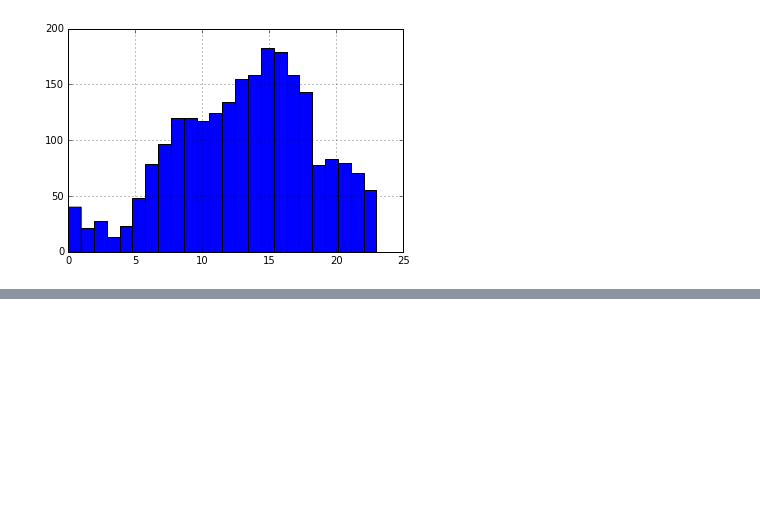
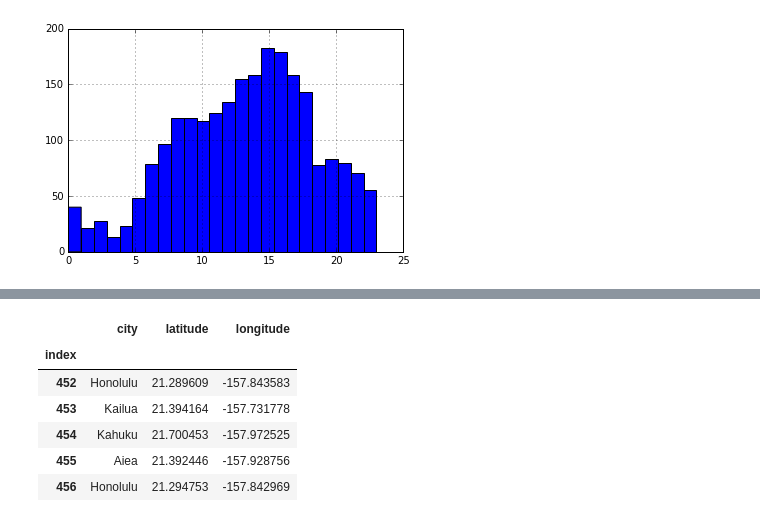
Before and after one commit to jlam17/CS505-Final-Project, a Jupyter notebook: preprocess_data.ipynb, the cells around one changed output, grey strips where cells are left out. Cells and saved outputs as stored; diff of their text form; code cells hidden in the pictures; blank space fills up the shorter version.

```diff
--- a/preprocess_data.ipynb
+++ b/preprocess_data.ipynb
@@ -295,0 +271,9 @@ memory usage: 3.2+ MB
+# %%
+df = pd.read_pickle('crime.pkl')
+df = df.sort_values('date')
+# %%
+# Initialize Google Maps
+api_key = 'AIzaSyCmr-ah82Xzb6uq2jOLlIFgek_CI7Mg4Uw'
+api_key = 'AIzaSyANSqUfZJTlFh6sE6BJWTFQ7FPw77qcKqg '
+gmaps = googlemaps.Client(key=api_key)
+df.info()
@@ -295,0 +301,22 @@ memory usage: 3.2+ MB
+# %%
+d = []
+count = 0
+for idx, row in df.iterrows():
+    address = row.BlockAddress.replace(' BLOCK','').replace('&', ' & ') + ', HI'
+    count += 1
+    if count %100 == 0:
+        print(count)
+    try:
+        result = gmaps.geocode(address)
+        # Create a dictionary from results
+        loc = result[0]['geometry']['location']
+        address = result[0]['formatted_address'].split(',')[1]
+        point = {'index': idx, 'latitude':loc['lat'], 'longitude':loc['lng'], 'city':address}
+        d.append(point)
+    except:
+        print('Error on address {} at index {}'.format(address, idx))
+        print(result)
+        continue
+
+df_loc = pd.DataFrame(d)
+df_loc = df_loc.set_index('index')
@@ -295,0 +337,12 @@ memory usage: 3.2+ MB
+# %%
+# df_subset = df_loc.join(df)
+# df_subset.head()
+df_loc
+# %% [output]
+|  | city | latitude | longitude |
+| index |  |  |  |
+| 452 | Honolulu | 21.289609 | -157.843583 |
+| 453 | Kailua | 21.394164 | -157.731778 |
+| 454 | Kahuku | 21.700453 | -157.972525 |
+| 455 | Aiea | 21.392446 | -157.928756 |
+| 456 | Honolulu | 21.294753 | -157.842969 |
```
Also changed, not shown: parts of 10 cells of this notebook, 25 other files.
